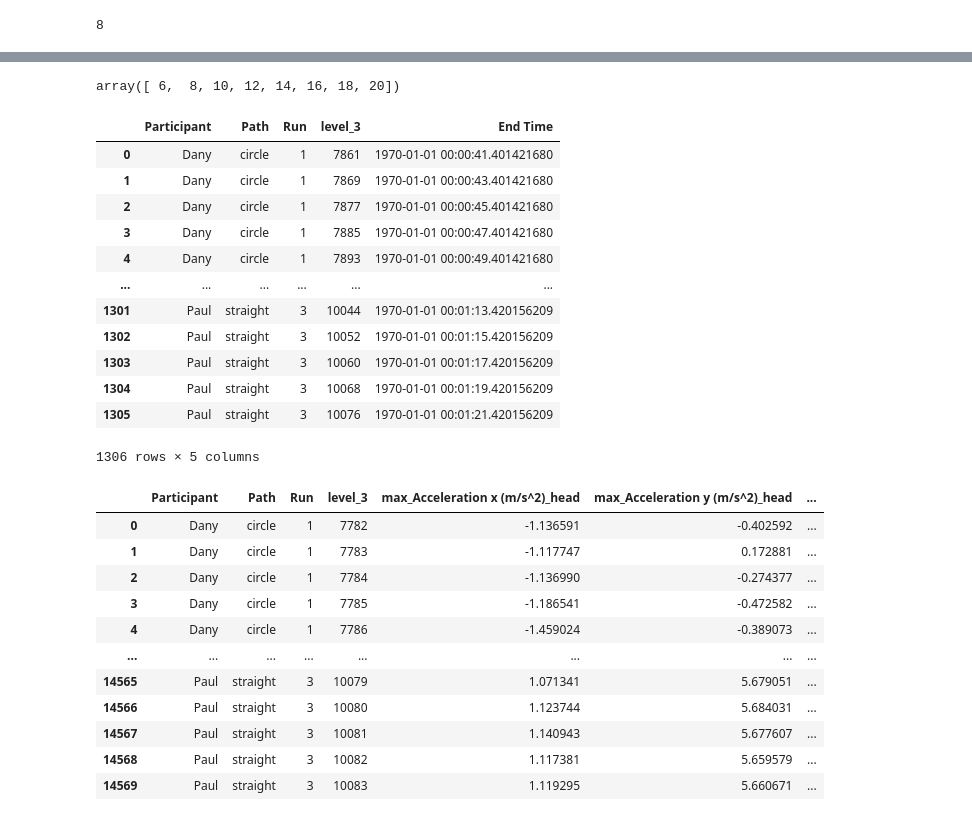
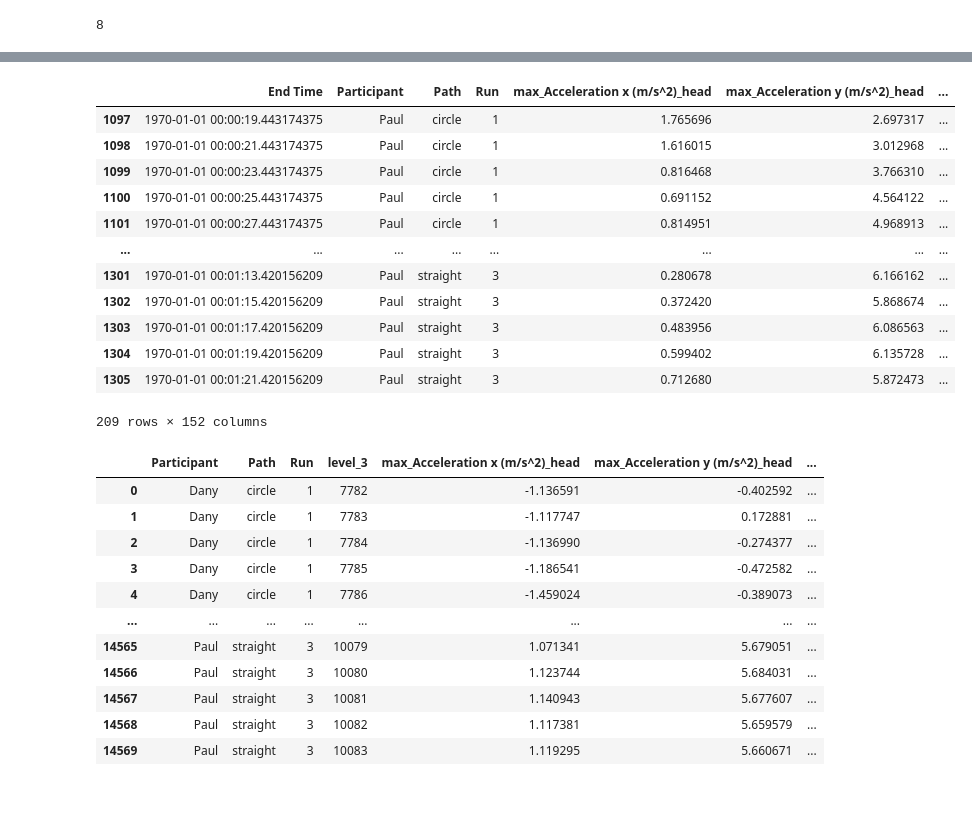
Before and after one commit to michelexyz/ML4QS-bike-user-recognition, a Jupyter notebook: feature_engineering.ipynb, the cells around one changed output, grey strips where cells are left out. Drawn from its saved outputs; the diff is of its cells as text; code cells hidden in the pictures.

```diff
--- a/feature_engineering.ipynb
+++ b/feature_engineering.ipynb
@@ -208,22 +192,24 @@ final_df
-# %%
-test_array = np.array([1, 2, 3, 4, 5, 6, 7, 8, 9, 10, 11, 12, 13, 14, 15, 16, 17, 18, 19, 20])
-
-test_array[5::2]
-# %% [output]
-array([ 6,  8, 10, 12, 14, 16, 18, 20])
-# %%
-end_times
-# %% [output]
-|  | Participant | Path | Run | level_3 | End Time |
-| 0 | Dany | circle | 1 | 7861 | 1970-01-01 00:00:41.401421680 |
-| 1 | Dany | circle | 1 | 7869 | 1970-01-01 00:00:43.401421680 |
-| 2 | Dany | circle | 1 | 7877 | 1970-01-01 00:00:45.401421680 |
-| 3 | Dany | circle | 1 | 7885 | 1970-01-01 00:00:47.401421680 |
-| 4 | Dany | circle | 1 | 7893 | 1970-01-01 00:00:49.401421680 |
-| ... | ... | ... | ... | ... | ... |
-| 1301 | Paul | straight | 3 | 10044 | 1970-01-01 00:01:13.420156209 |
-| 1302 | Paul | straight | 3 | 10052 | 1970-01-01 00:01:15.420156209 |
-| 1303 | Paul | straight | 3 | 10060 | 1970-01-01 00:01:17.420156209 |
-| 1304 | Paul | straight | 3 | 10068 | 1970-01-01 00:01:19.420156209 |
-| 1305 | Paul | straight | 3 | 10076 | 1970-01-01 00:01:21.420156209 |
-1306 rows × 5 columns
+# %%
+# reorder the columns in the final dataframe so that end time is the first column
+
+final_df = final_df[['End Time'] + final_df.columns[:-1].tolist()]
+# %%
+# drop the level_3 column
+
+final_df = final_df.drop('level_3', axis=1)
+# %%
+final_df[final_df['Participant'] == 'Paul']
+# %% [output]
+|  | End Time | Participant | Path | Run | max_Acceleration x (m/s^2)_head | max_Acceleration y (m/s^2)_head | ... |
+| 1097 | 1970-01-01 00:00:19.443174375 | Paul | circle | 1 | 1.765696 | 2.697317 | ... |
+| 1098 | 1970-01-01 00:00:21.443174375 | Paul | circle | 1 | 1.616015 | 3.012968 | ... |
+| 1099 | 1970-01-01 00:00:23.443174375 | Paul | circle | 1 | 0.816468 | 3.766310 | ... |
+| 1100 | 1970-01-01 00:00:25.443174375 | Paul | circle | 1 | 0.691152 | 4.564122 | ... |
+| 1101 | 1970-01-01 00:00:27.443174375 | Paul | circle | 1 | 0.814951 | 4.968913 | ... |
+| ... | ... | ... | ... | ... | ... | ... | ... |
+| 1301 | 1970-01-01 00:01:13.420156209 | Paul | straight | 3 | 0.280678 | 6.166162 | ... |
+| 1302 | 1970-01-01 00:01:15.420156209 | Paul | straight | 3 | 0.372420 | 5.868674 | ... |
+| 1303 | 1970-01-01 00:01:17.420156209 | Paul | straight | 3 | 0.483956 | 6.086563 | ... |
+| 1304 | 1970-01-01 00:01:19.420156209 | Paul | straight | 3 | 0.599402 | 6.135728 | ... |
+| 1305 | 1970-01-01 00:01:21.420156209 | Paul | straight | 3 | 0.712680 | 5.872473 | ... |
+209 rows × 152 columns
```
Also changed, not shown: parts of 2 cells of this notebook, 5 other files.
